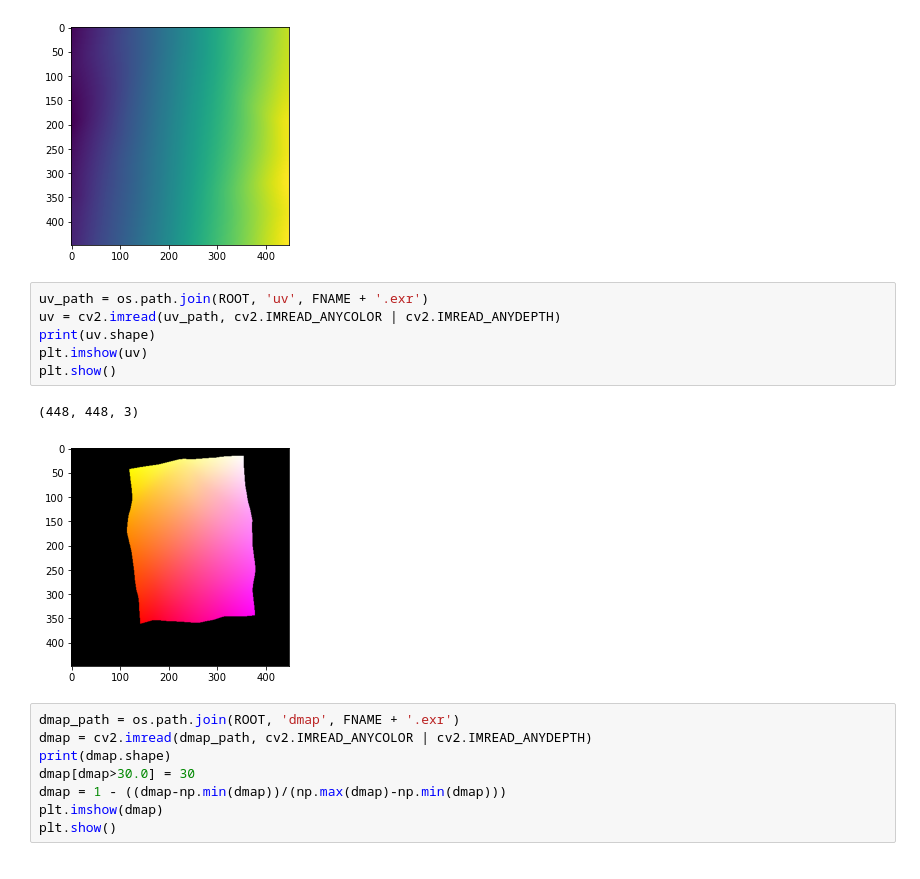
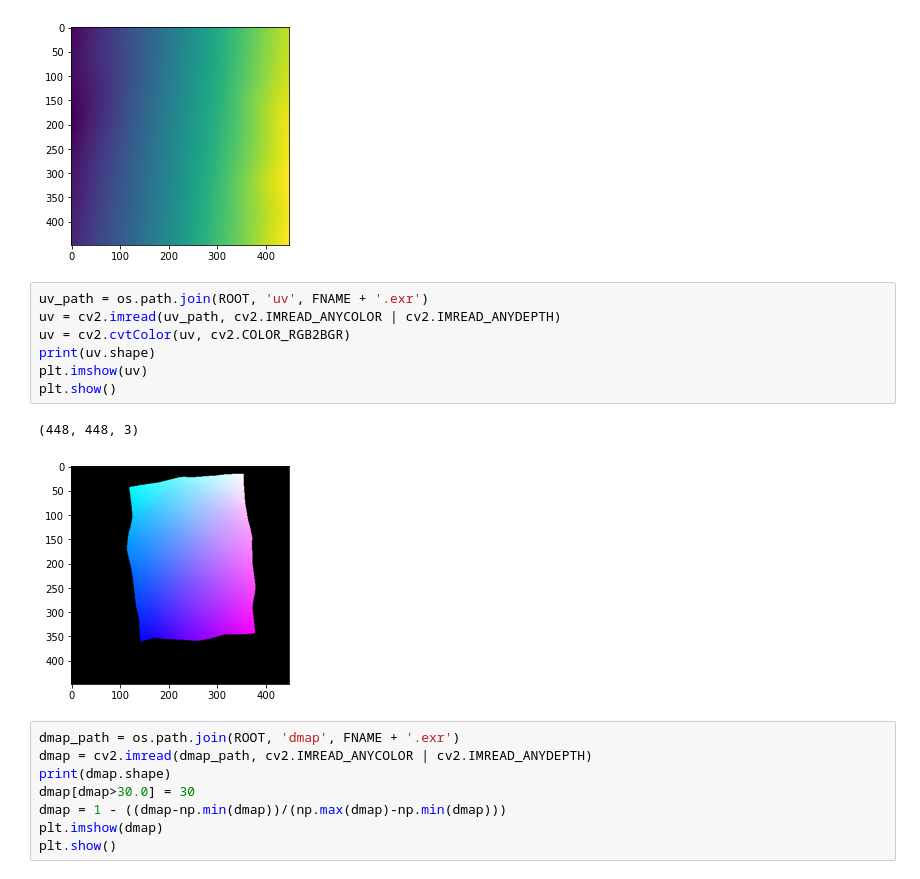
Before and after one commit to naiiytom/healthdoc-ocr, a Jupyter notebook: dewarp/dewarp_wrapper/image_plotting.ipynb, the cells around one changed output. Saved outputs shown, nothing was run; the diff lists cells and outputs as text.

```diff
--- a/dewarp/dewarp_wrapper/image_plotting.ipynb
+++ b/dewarp/dewarp_wrapper/image_plotting.ipynb
@@ -40,12 +40,13 @@ plt.show()
 # %%
 uv_path = os.path.join(ROOT, 'uv', FNAME + '.exr')
 uv = cv2.imread(uv_path, cv2.IMREAD_ANYCOLOR | cv2.IMREAD_ANYDEPTH)
+uv = cv2.cvtColor(uv, cv2.COLOR_RGB2BGR)
 print(uv.shape)
 plt.imshow(uv)
 plt.show()
 # %% [output]
 (448, 448, 3)
-[figure, old version]
+[figure, new version]
 # %%
 dmap_path = os.path.join(ROOT, 'dmap', FNAME + '.exr')
 dmap = cv2.imread(dmap_path, cv2.IMREAD_ANYCOLOR | cv2.IMREAD_ANYDEPTH)
```
Also changed, not shown: parts of 2 cells of this notebook, 5 other files.
